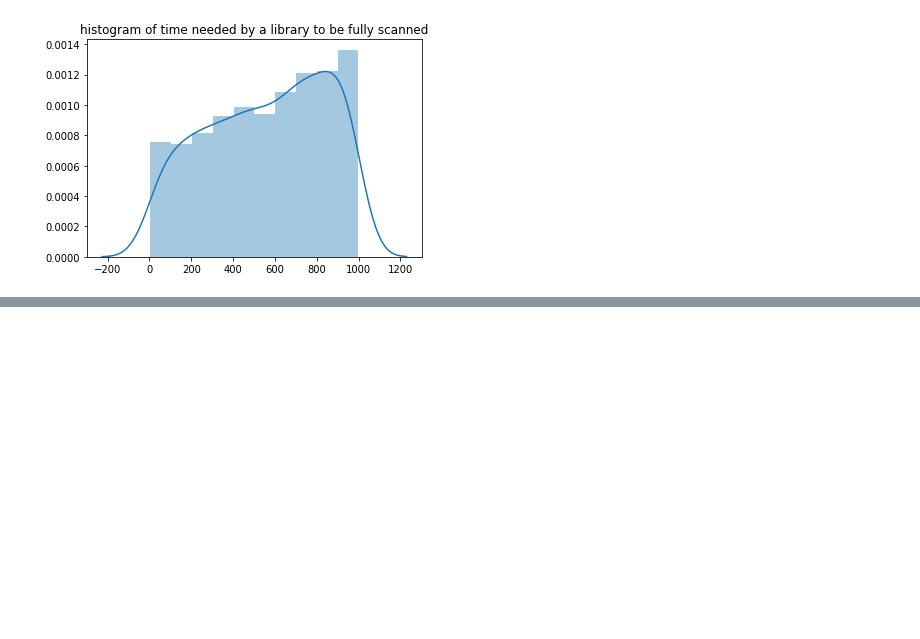
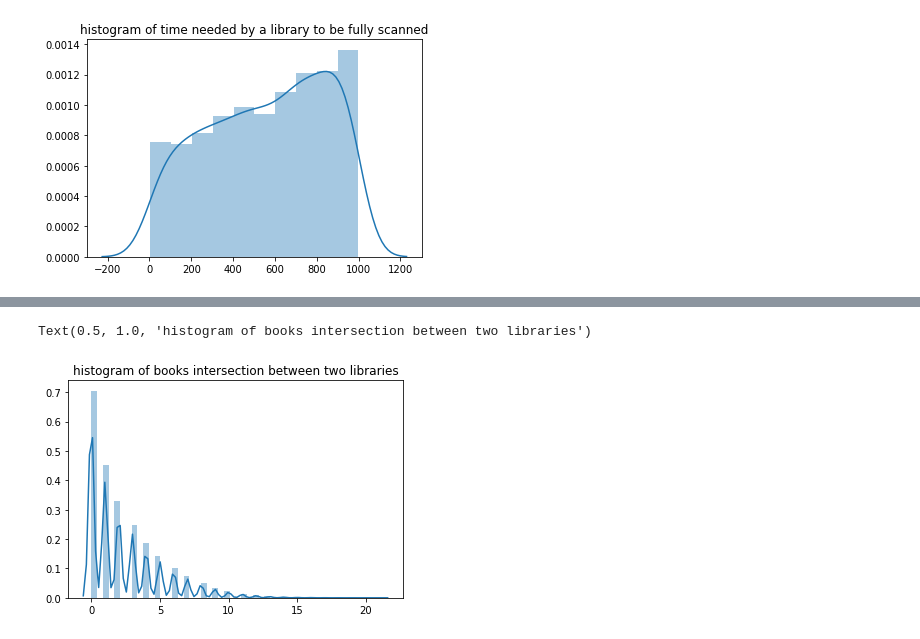
Before and after one commit to yoann-dufresne/BlaNiRaYo, a Jupyter notebook: data/viz.ipynb, the cells around one changed output, grey strips where cells are left out. Cells and saved outputs as stored; diff of their text form; code cells hidden in the pictures; blank space fills up the shorter version.

```diff
--- a/data/viz.ipynb
+++ b/data/viz.ipynb
@@ -198,3 +212,13 @@ plot_time_needed(libs,label="raw")
 plot_time_needed(deduplicate_books(libs),label="dedup")
 plt.legend()
 None
+# %%
+intersections = []
+for lib1 in libs:
+    for lib2 in libs:
+        if lib1.ide >= lib2.ide: continue
+        intersections += [len(set(lib1.books) & set(lib2.books))]
+sns.distplot(intersections).set_title('histogram of books intersection between two libraries')
+# %% [output]
+Text(0.5, 1.0, 'histogram of books intersection between two libraries')
+[figure, added]
```
Also changed, not shown: parts of 4 cells of this notebook, 3 other files.
